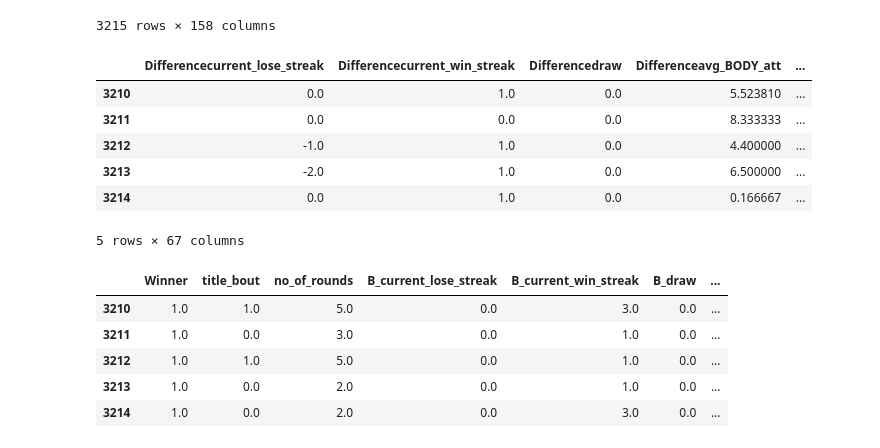
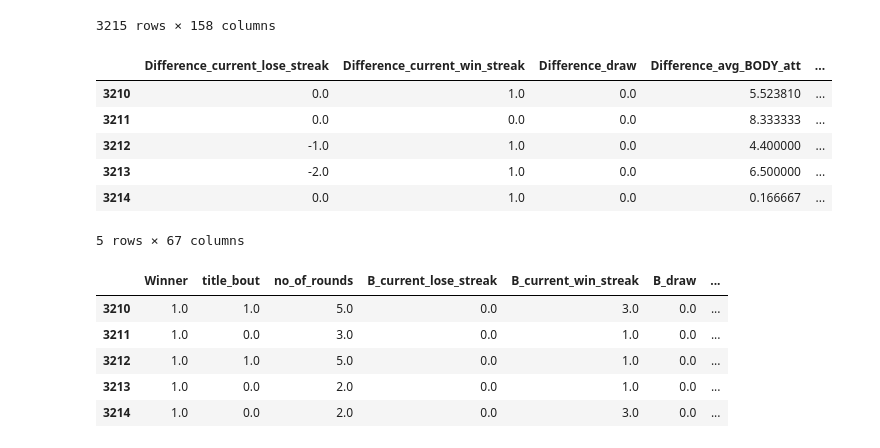
Before and after one commit to peteryph/Kaggle-Heart-Disease-UCI, a Jupyter notebook: UFC fight club.ipynb, the cells around one changed output. Cells and saved outputs as stored; diff of their text form; code cells hidden in the pictures.

```diff
--- a/UFC fight club.ipynb
+++ b/UFC fight club.ipynb
@@ -170,13 +175,13 @@ df
 # %%
 # The differeance between two fighter
 new_key = []
 for i in B_status:
-    new_key.append(i.replace("B_", "Difference"))
+    new_key.append(i.replace("B_", "Difference_"))
 
 df3 = pandas.DataFrame(df[B_status].to_numpy() - df[R_status].to_numpy(), columns = new_key)
 df3.tail()
 # %% [output]
-|  | Differencecurrent_lose_streak | Differencecurrent_win_streak | Differencedraw | Differenceavg_BODY_att | ... |
+|  | Difference_current_lose_streak | Difference_current_win_streak | Difference_draw | Difference_avg_BODY_att | ... |
 | 3210 | 0.0 | 1.0 | 0.0 | 5.523810 | ... |
 | 3211 | 0.0 | 0.0 | 0.0 | 8.333333 | ... |
 | 3212 | -1.0 | 1.0 | 0.0 | 4.400000 | ... |
```
Also changed, not shown: parts of 78 cells of this notebook.
